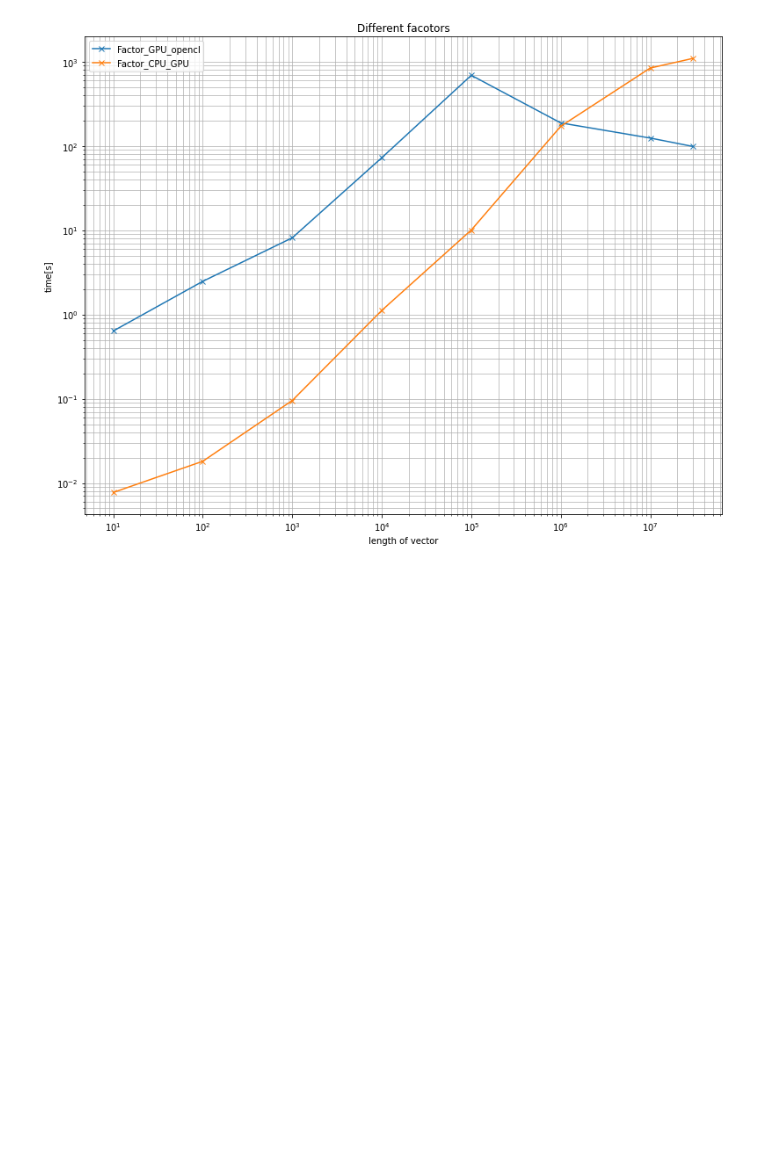
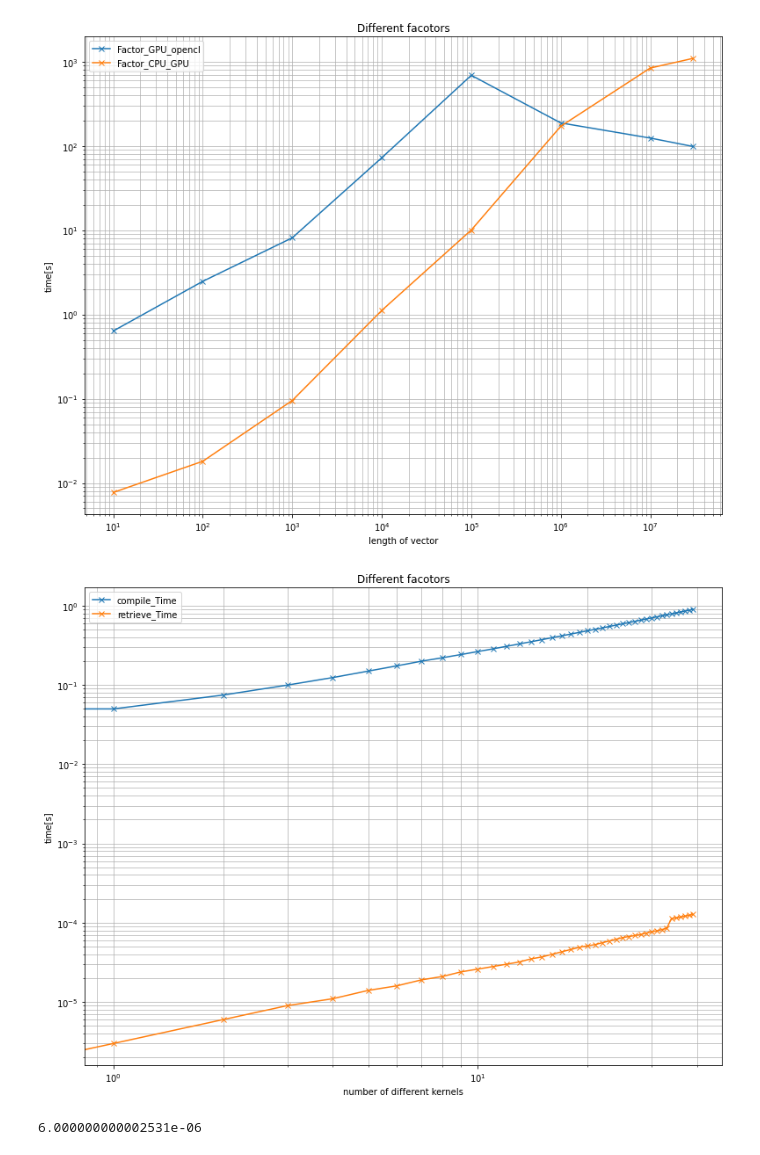
Before and after one commit to axcy0809/ManyCore, a Jupyter notebook: Alex/Ex7/plots.ipynb, the cells around one changed output. Drawn from its saved outputs; the diff is of its cells as text; code cells hidden in the pictures; blank space fills up the shorter version.

```diff
--- a/Alex/Ex7/plots.ipynb
+++ b/Alex/Ex7/plots.ipynb
@@ -35,0 +41,22 @@ plt.savefig("Bilder/diff_factor")
+# %%
+df_raw = pd.read_csv("csv_diffKernels.csv",sep = ";")
+othertimes = []
+cleantimes = []
+othertimes = df_raw["retrieve_Time"] - df_raw["compile_Time"]
+for i in range(len(df_raw["M"])):
+    cleantimes.append(np.sum(othertimes[0:i]))
+plt.figure(figsize=(13,10))
+plt.loglog(df_raw["M"],df_raw["compile_Time"], label = "compile_Time", marker='x')
+plt.loglog(df_raw["M"],cleantimes, label = "retrieve_Time", marker='x')
+plt.legend()
+plt.grid(True, which="both",linewidth=0.7)
+plt.title("Different facotors")
+plt.xlabel("number of different kernels")
+plt.ylabel("time[s]")
+plt.savefig("Bilder/Time_to_compile_and_clean")
+# %% [output]
+[figure, added]
+# %%
+othertimes[0:2]
+# %% [output]
+6.000000000002531e-06
```
Also changed, not shown: parts of 3 cells of this notebook, 10 other files.
